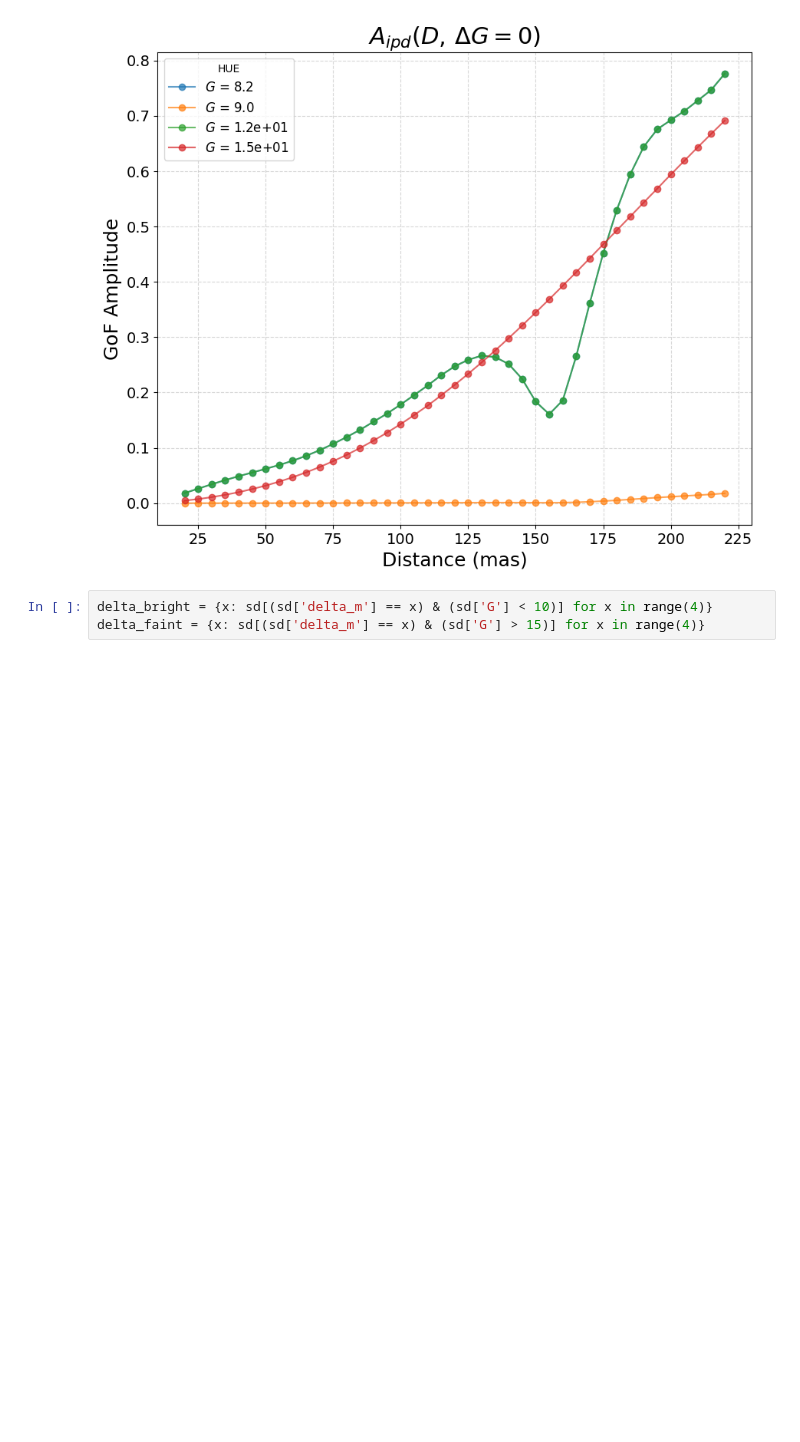
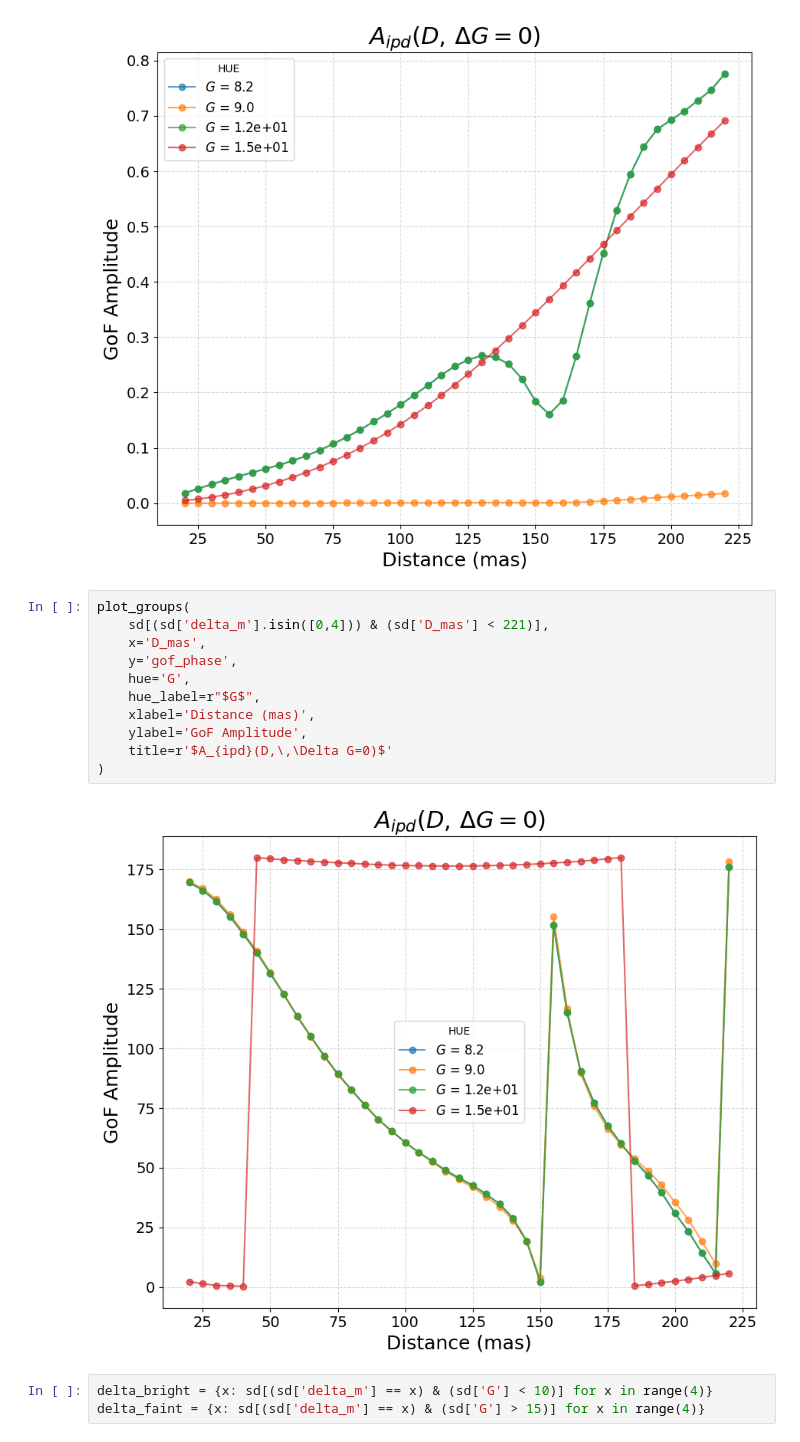
Before and after one commit to pietroferraiuolo/BINCAT, a Jupyter notebook: scripts/06-analysis-v3.ipynb, the cells around one changed output. Saved outputs shown, nothing was run; the diff lists cells and outputs as text; blank space fills up the shorter version.

```diff
--- a/scripts/06-analysis-v3.ipynb
+++ b/scripts/06-analysis-v3.ipynb
@@ -88,6 +88,19 @@ plot_groups(
 )
 # %% [output]
 [figure]
+# %%
+plot_groups(
+    sd[(sd['delta_m'].isin([0,4])) & (sd['D_mas'] < 221)],
+    x='D_mas',
+    y='gof_phase',
+    hue='G',
+    hue_label=r"$G$",
+    xlabel='Distance (mas)',
+    ylabel='GoF Amplitude',
+    title=r'$A_{ipd}(D,\,\Delta G=0)$'
+)
+# %% [output]
+[figure, added]
 # %%
 delta_bright = {x: sd[(sd['delta_m'] == x) & (sd['G'] < 10)] for x in range(4)}
 delta_faint = {x: sd[(sd['delta_m'] == x) & (sd['G'] > 15)] for x in range(4)}
```
Also changed, not shown: parts of 11 cells of this notebook, 6 other files.
